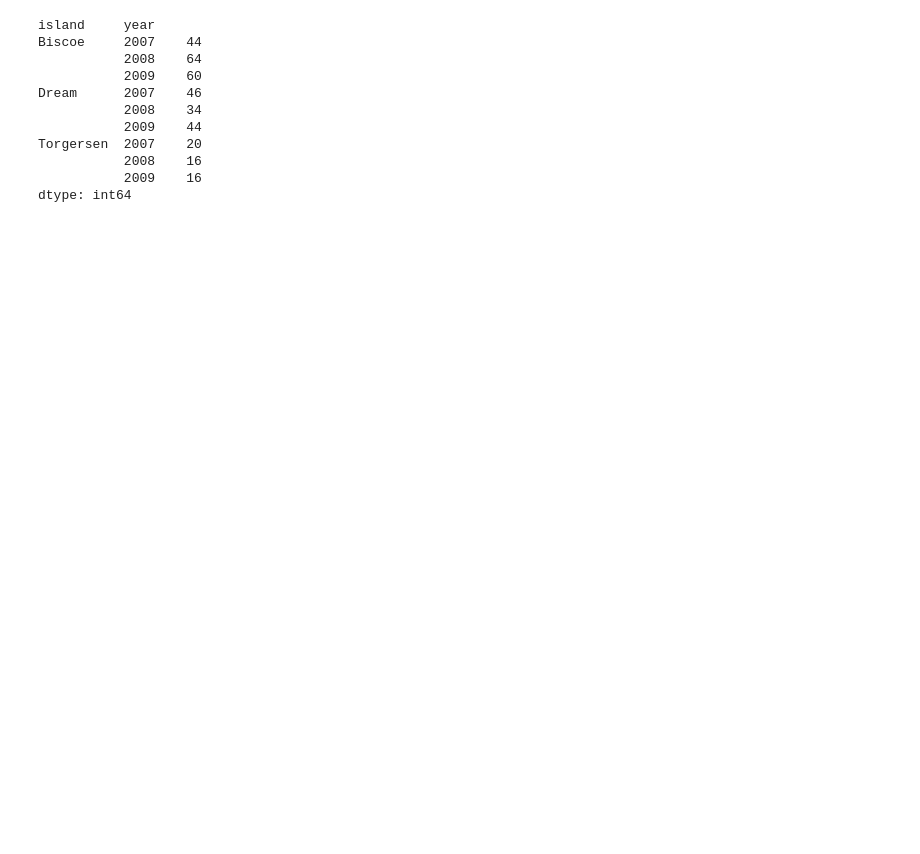
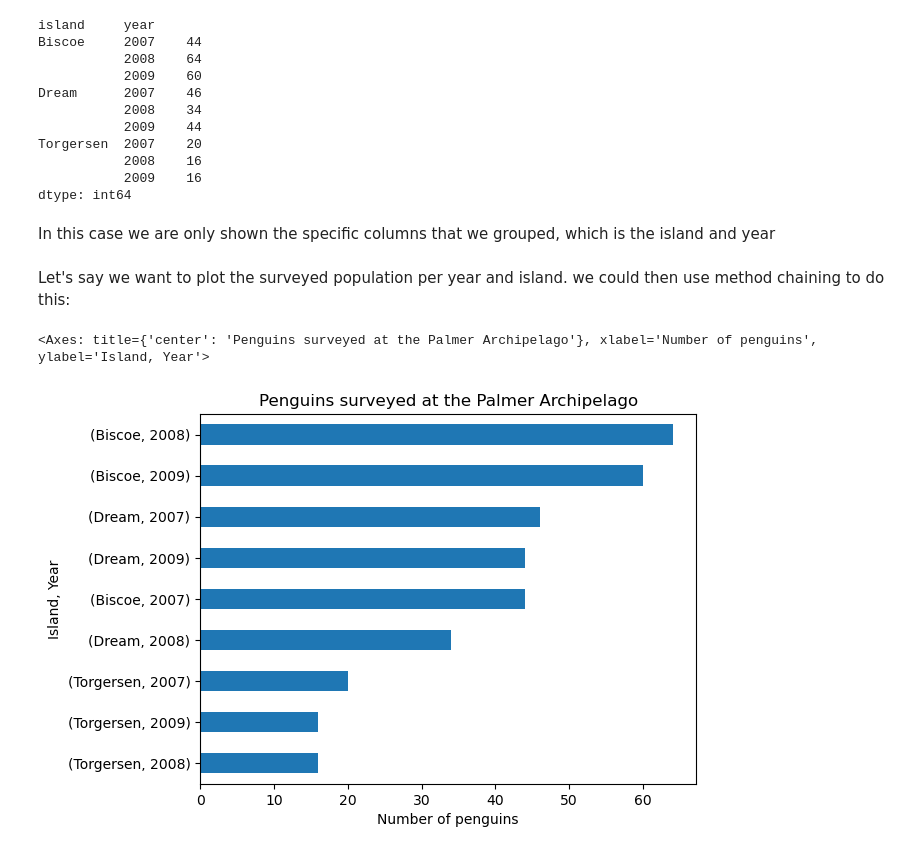
Before and after one commit to Amapolaa/EDS220-in-class, a Jupyter notebook: week2-groupby.ipynb, the cells around one changed output. Cells and saved outputs as stored; diff of their text form; code cells hidden in the pictures; blank space fills up the shorter version.

```diff
--- a/week2-groupby.ipynb
+++ b/week2-groupby.ipynb
@@ -203,3 +203,19 @@ Torgersen  2007    20
            2008    16
            2009    16
 dtype: int64
+# %% [markdown]
+In this case we are only shown the specific columns that we grouped, which is the island and year
+# %% [markdown]
+Let's say we want to plot the surveyed population per year and island. we could then use method chaining to do this:
+# %%
+(penguins.groupby(['island','year'])
+         .size()
+         .sort_values()
+         .plot(kind='barh',
+                title='Penguins surveyed at the Palmer Archipelago',
+                xlabel='Number of penguins',
+                ylabel='Island, Year')
+         )
+# %% [output]
+<Axes: title={'center': 'Penguins surveyed at the Palmer Archipelago'}, xlabel='Number of penguins', ylabel='Island, Year'>
+[figure, added]
```
Also changed, not shown: parts of 4 cells of this notebook.
